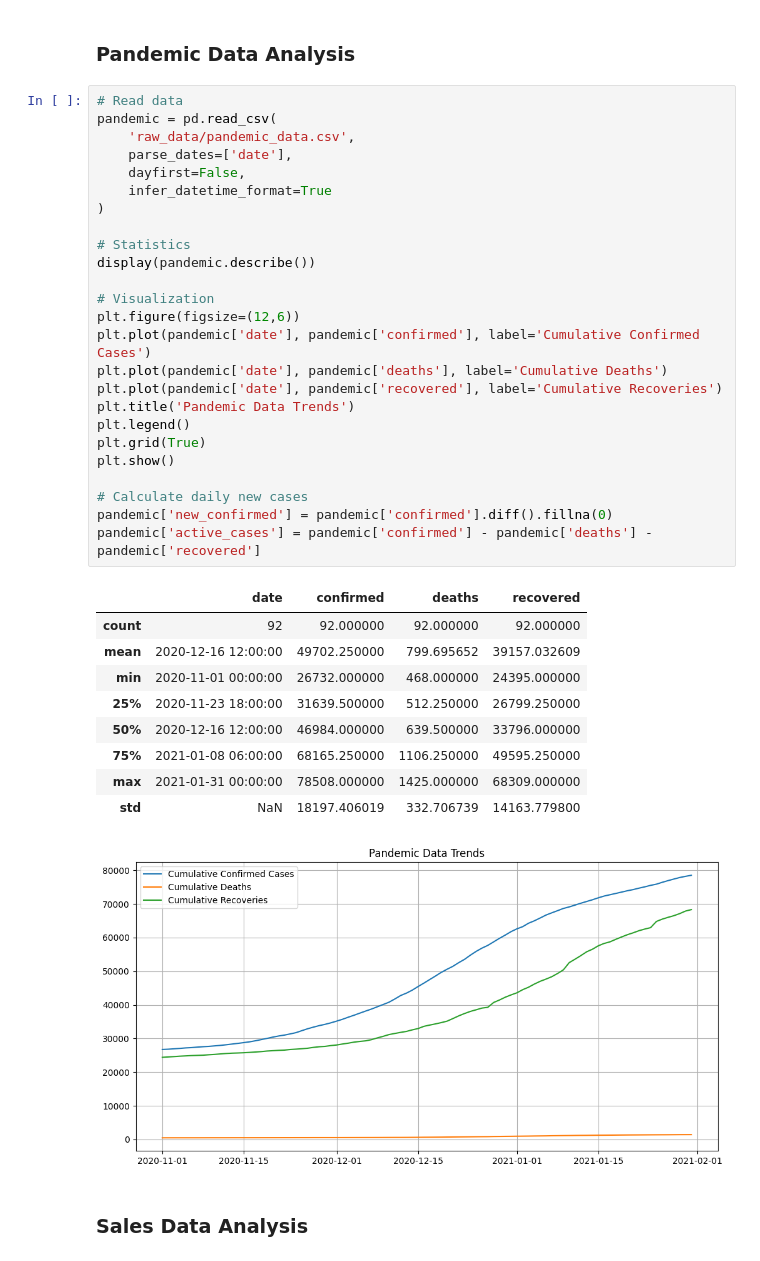
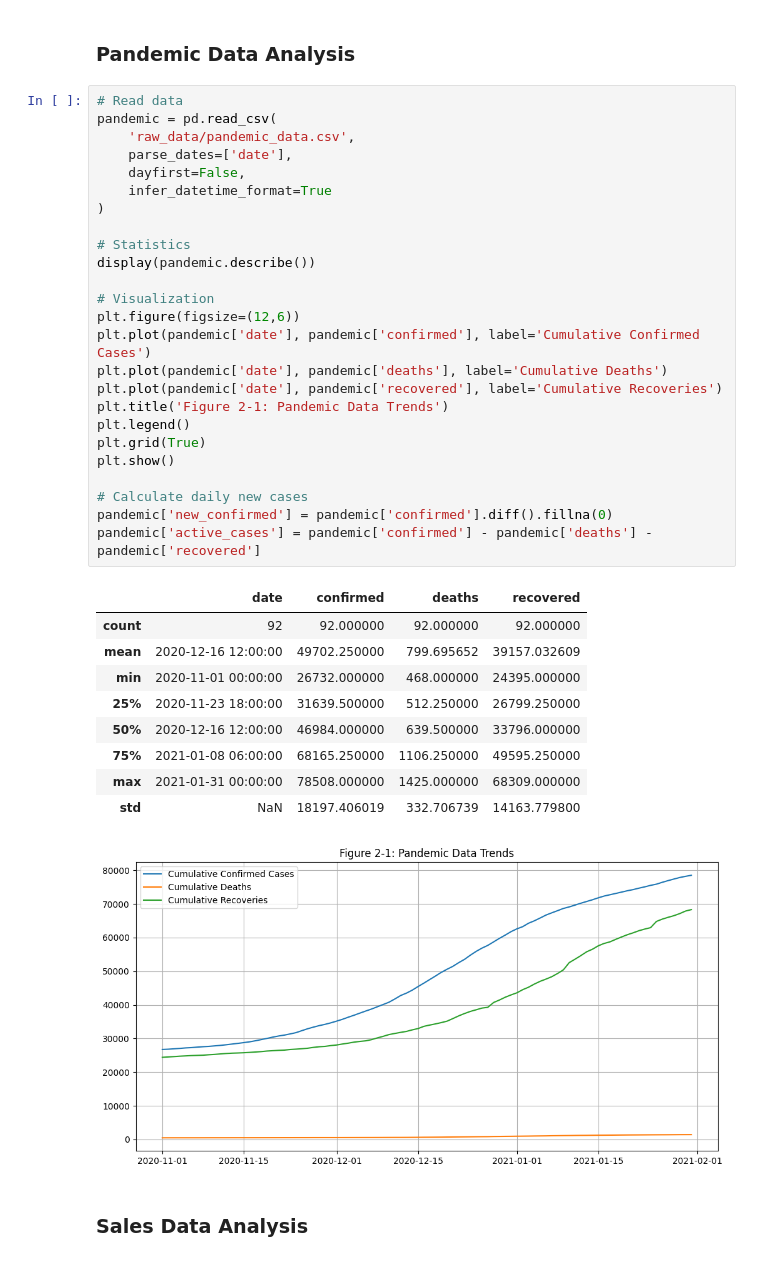
Before and after one commit to akit-a/hw_6_2, a Jupyter notebook: pandemic_sales_analysis.ipynb, the cells around one changed output. Cells and saved outputs as stored; diff of their text form.

```diff
--- a/pandemic_sales_analysis.ipynb
+++ b/pandemic_sales_analysis.ipynb
@@ -15,35 +15,35 @@ pandemic = pd.read_csv(
     parse_dates=['date'],
     dayfirst=False,
     infer_datetime_format=True
 )
 
 # Statistics
 display(pandemic.describe())
 
 # Visualization
 plt.figure(figsize=(12,6))
 plt.plot(pandemic['date'], pandemic['confirmed'], label='Cumulative Confirmed Cases')
 plt.plot(pandemic['date'], pandemic['deaths'], label='Cumulative Deaths')
 plt.plot(pandemic['date'], pandemic['recovered'], label='Cumulative Recoveries')
-plt.title('Pandemic Data Trends')
+plt.title('Figure 2-1: Pandemic Data Trends')
 plt.legend()
 plt.grid(True)
 plt.show()
 
 # Calculate daily new cases
 pandemic['new_confirmed'] = pandemic['confirmed'].diff().fillna(0)
 pandemic['active_cases'] = pandemic['confirmed'] - pandemic['deaths'] - pandemic['recovered']
 # %% [output]
 |  | date | confirmed | deaths | recovered |
 | count | 92 | 92.000000 | 92.000000 | 92.000000 |
 | mean | 2020-12-16 12:00:00 | 49702.250000 | 799.695652 | 39157.032609 |
 | min | 2020-11-01 00:00:00 | 26732.000000 | 468.000000 | 24395.000000 |
 | 25% | 2020-11-23 18:00:00 | 31639.500000 | 512.250000 | 26799.250000 |
 | 50% | 2020-12-16 12:00:00 | 46984.000000 | 639.500000 | 33796.000000 |
 | 75% | 2021-01-08 06:00:00 | 68165.250000 | 1106.250000 | 49595.250000 |
 | max | 2021-01-31 00:00:00 | 78508.000000 | 1425.000000 | 68309.000000 |
 | std | NaN | 18197.406019 | 332.706739 | 14163.779800 |
-[figure, old version]
+[figure, new version]
 # %% [markdown]
 ### Sales Data Analysis
 # %%
```
Also changed, not shown: parts of 5 cells of this notebook.
